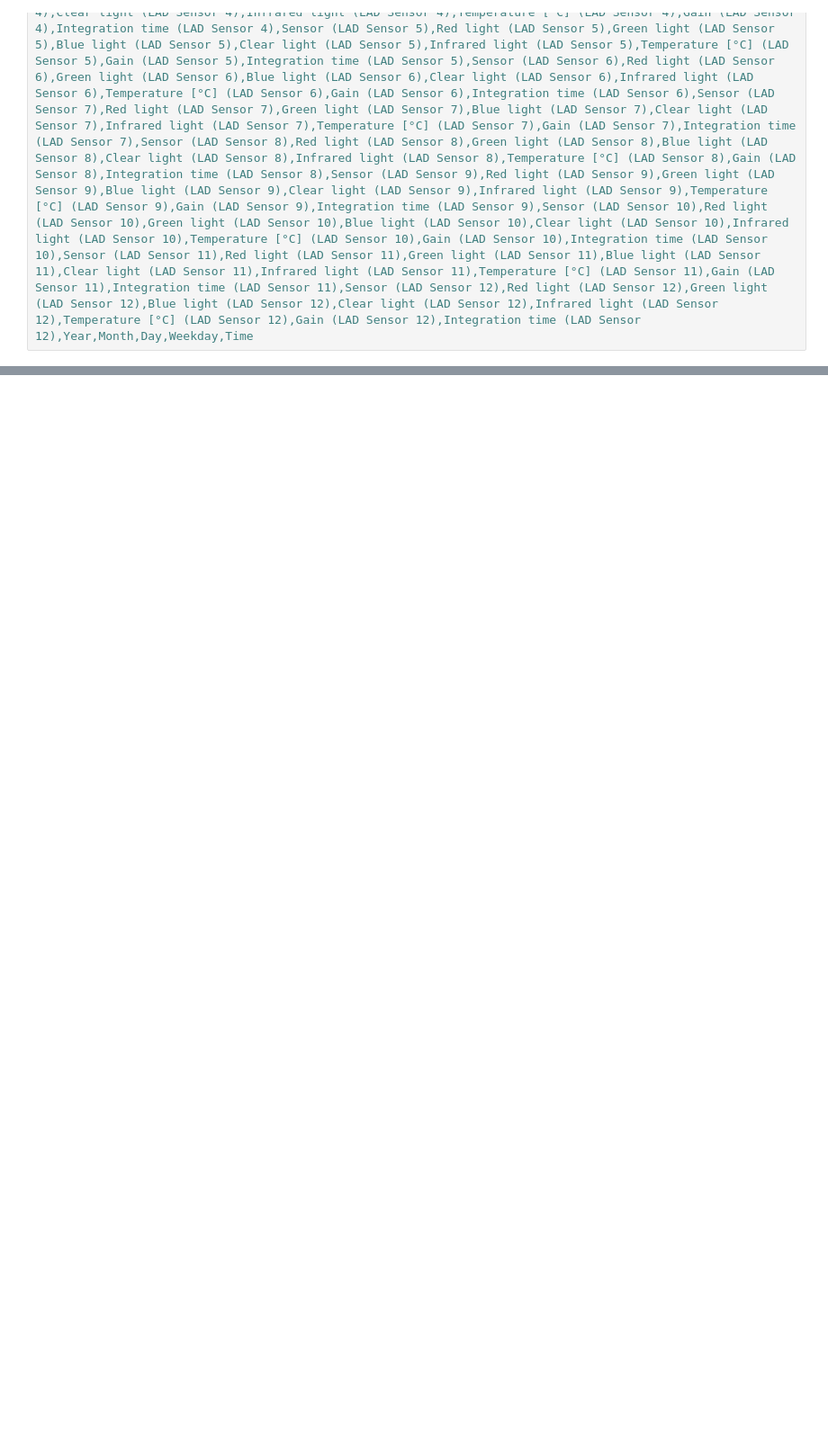
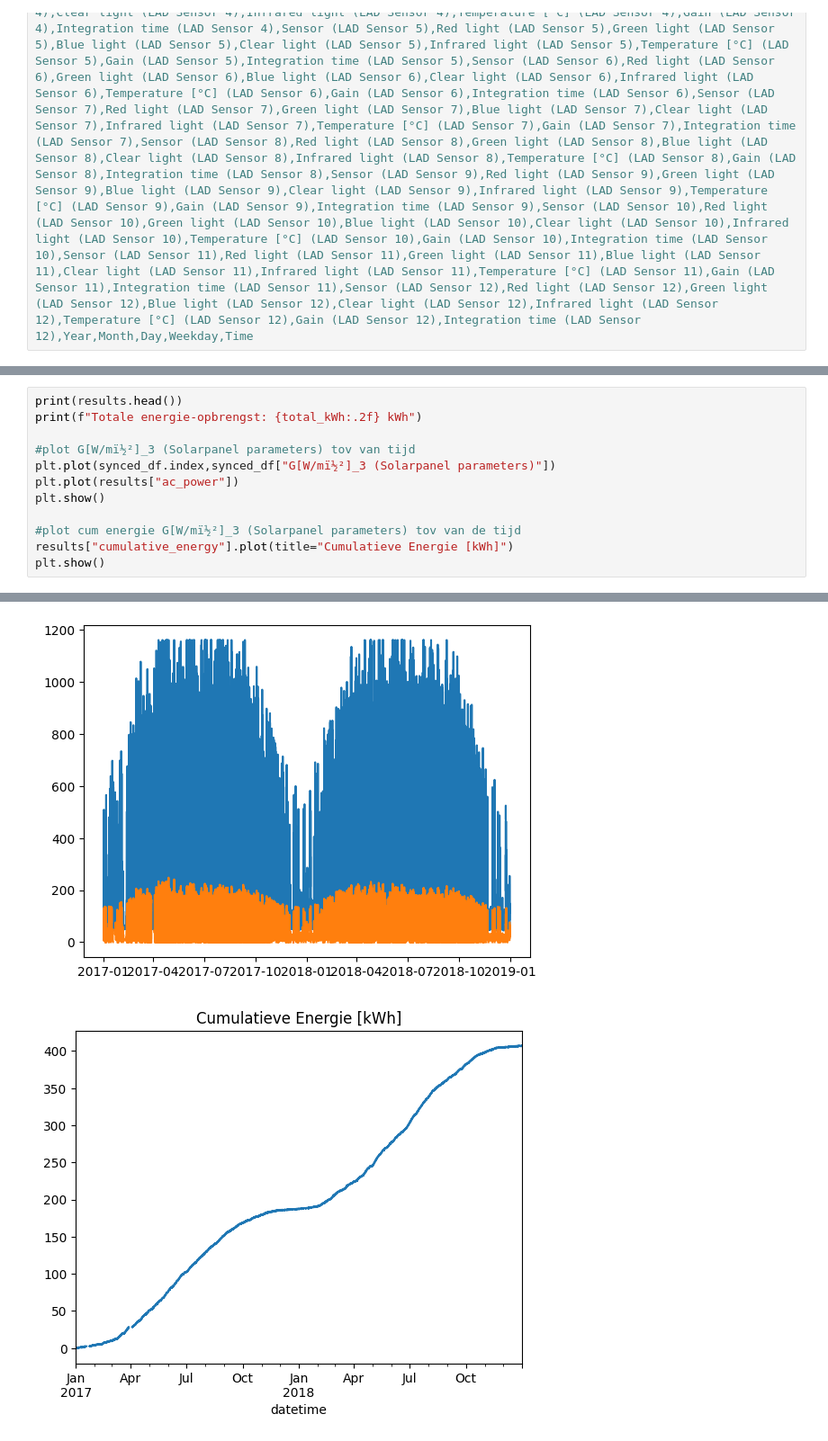
Before and after one commit to Qrax/PV-Systems-Data, a Jupyter notebook: Simulaties_met_amolf_data.ipynb, the cells around one changed output, grey strips where cells are left out. Shown at 90% size. Cells and saved outputs as stored; diff of their text form; blank space fills up the shorter version.

```diff
--- a/Simulaties_met_amolf_data.ipynb
+++ b/Simulaties_met_amolf_data.ipynb
@@ -417,0 +410,13 @@ TypeError: dirint() got an unexpected keyword argument 'zenith'
+# %%
+print(results.head())
+print(f"Totale energie-opbrengst: {total_kWh:.2f} kWh")
+
+#plot G[W/mï½²]_3 (Solarpanel parameters) tov van tijd
+plt.plot(synced_df.index,synced_df["G[W/mï½²]_3 (Solarpanel parameters)"])
+plt.plot(results["ac_power"])
+plt.show()
+
+#plot cum energie G[W/mï½²]_3 (Solarpanel parameters) tov van de tijd
+results["cumulative_energy"].plot(title="Cumulatieve Energie [kWh]")
+plt.show()
+# %% [output]
@@ -417,0 +431,2 @@ TypeError: dirint() got an unexpected keyword argument 'zenith'
+[figure, added]
+[figure, added]
```
Also changed, not shown: parts of 7 cells of this notebook.
